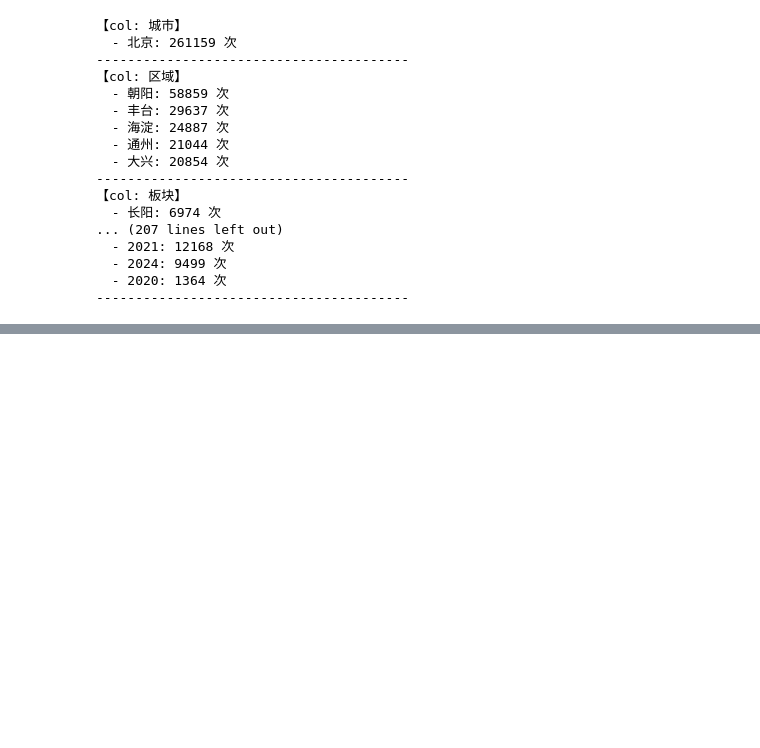
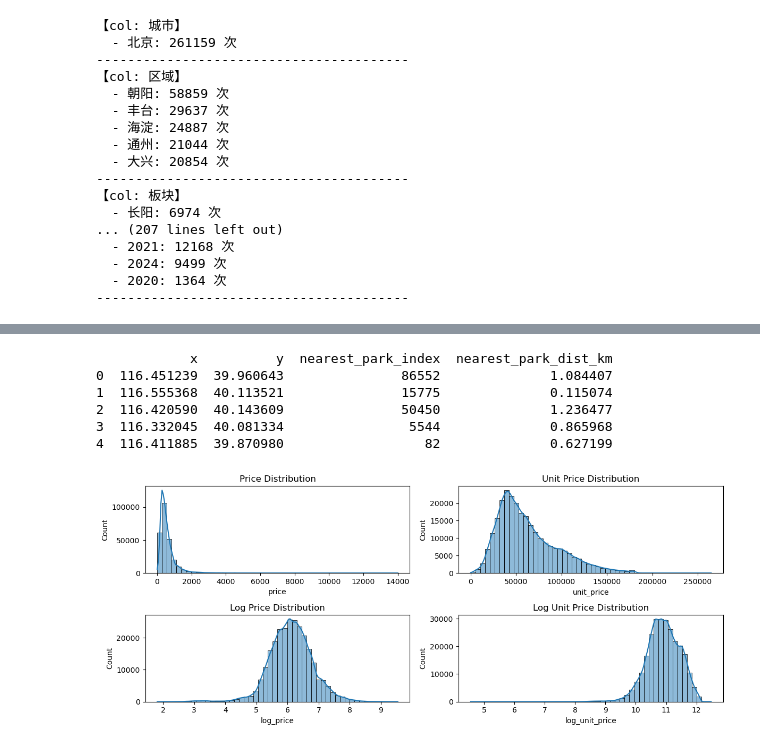
Before and after one commit to artinsophia/Paper-HousingPriceSpatialEconometrics, a Jupyter notebook: 01_data_cleaning.ipynb, the cells around one changed output, grey strips where cells are left out. Cells and saved outputs as stored; diff of their text form; code cells hidden in the pictures; blank space fills up the shorter version.

```diff
--- a/01_data_cleaning.ipynb
+++ b/01_data_cleaning.ipynb
@@ -192,0 +93,51 @@ Display(housing)
+# %%
+from utils import data_cleaning
+from sklearn.neighbors import NearestNeighbors
+
+sub_park, sub_housing = data_cleaning(park, housing)
+
+park_coords_rad = np.radians(sub_park[['x', 'y']])
+house_coords_rad = np.radians(sub_housing[['x', 'y']])
+
+model = NearestNeighbors(n_neighbors=1, algorithm='ball_tree', metric='haversine')
+model.fit(park_coords_rad)
+
+distances_rad, indices = model.kneighbors(house_coords_rad)
+
+sub_housing['nearest_park_dist_km'] = distances_rad.flatten() * 6371
+
+sub_housing['nearest_park_index'] = sub_park.index[indices.flatten()]
+
+sub_housing['nearest_park_industry'] = sub_park.loc[sub_housing['nearest_park_index'], '产业'].values
+print(sub_housing[['x', 'y', 'nearest_park_index', 'nearest_park_dist_km']].head())
+# %% [output]
+            x          y  nearest_park_index  nearest_park_dist_km
+0  116.451239  39.960643               86552              1.084407
+1  116.555368  40.113521               15775              0.115074
+2  116.420590  40.143609               50450              1.236477
+3  116.332045  40.081334                5544              0.865968
+4  116.411885  39.870980                  82              0.627199
+# %%
+from utils import process_num
+
+sub_housing['unit_price'] = sub_housing['unit_price'].apply(process_num)
+sub_housing['log_price'] = np.log(sub_housing['price'])
+sub_housing['log_unit_price'] = np.log(sub_housing['unit_price'])
+# %%
+# plot the distribution of price , log_price , unit price and unit_log_price
+import matplotlib.pyplot as plt
+import seaborn as sns
+
+fig, axes = plt.subplots(2, 2, figsize=(12, 5))
+sns.histplot(sub_housing['price'], bins=50, ax=axes[0,0], kde=True)
+axes[0,0].set_title('Price Distribution')
+sns.histplot(sub_housing['unit_price'], bins=50, ax=axes[0,1], kde=True)
+axes[0,1].set_title('Unit Price Distribution')
+sns.histplot(sub_housing['log_price'], bins=50, ax=axes[1,0], kde=True)
+axes[1,0].set_title('Log Price Distribution')
+sns.histplot(sub_housing['log_unit_price'], bins=50, ax=axes[1,1], kde=True)
+axes[1,1].set_title('Log Unit Price Distribution')
+plt.tight_layout()
+plt.show()
+# %% [output]
+[figure, added]
```
Also changed, not shown: parts of 5 cells of this notebook, 4 other files.
